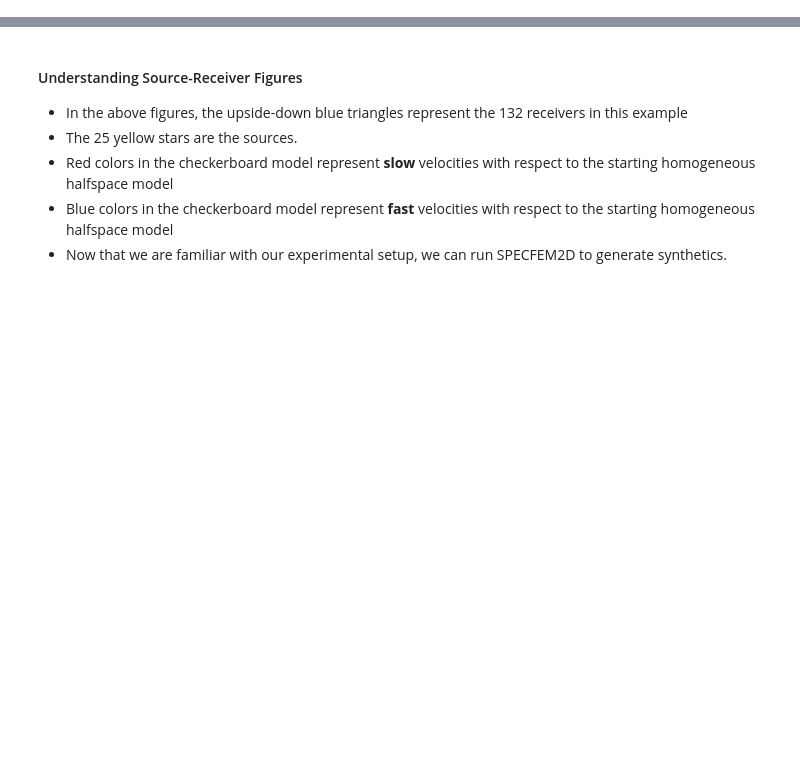
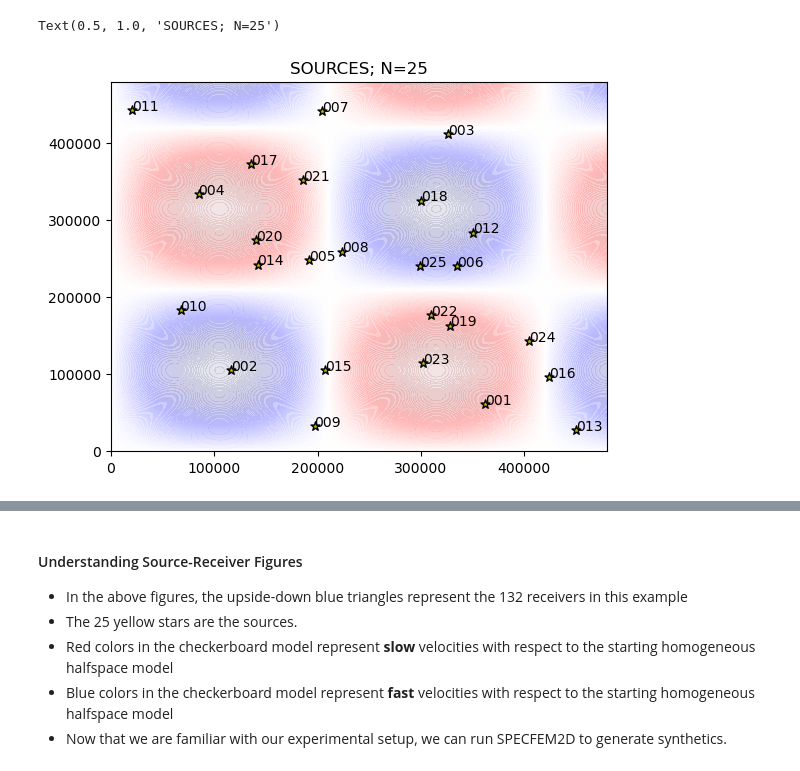
Before and after one commit to adjtomo/adjdocs, a Jupyter notebook: workshops/2022-10-05_specfem_users/day_2a_kernels.ipynb, the cells around one changed output, grey strips where cells are left out. Drawn from its saved outputs; the diff is of its cells as text; code cells hidden in the pictures; blank space fills up the shorter version.

```diff
--- a/workshops/2022-10-05_specfem_users/day_2a_kernels.ipynb
+++ b/workshops/2022-10-05_specfem_users/day_2a_kernels.ipynb
@@ -168,10 +190,13 @@ plt.title("SOURCE-RECEIVER GEOMETRY")
 # %%
 # Plot SOURCES next to source names
 plt.tricontourf(chkbd_x, chkbd_z, chkbd_vs, levels=250, cmap="seismic_r", alpha=0.1)
 for i, (x, z) in enumerate(zip(ev_x, ev_z)):
     plt.scatter(x, z, c="y", marker="*", edgecolor="k", s=45)
     plt.text(x, z, f"{i+1:0>3}")  # SOURCE numbering starts at 1
-plt.title("SOURCES")
+plt.title(f"SOURCES; N={len(ev_x)}")
+# %% [output]
+Text(0.5, 1.0, 'SOURCES; N=25')
+[figure, added]
 # %%
 # Plot SOURCES and STATIONS together. Annotate names
 plt.tricontourf(chkbd_x, chkbd_z, chkbd_vs, levels=250, cmap="seismic_r", alpha=0.1)
```
Also changed, not shown: parts of 21 cells of this notebook, 1 other file.
